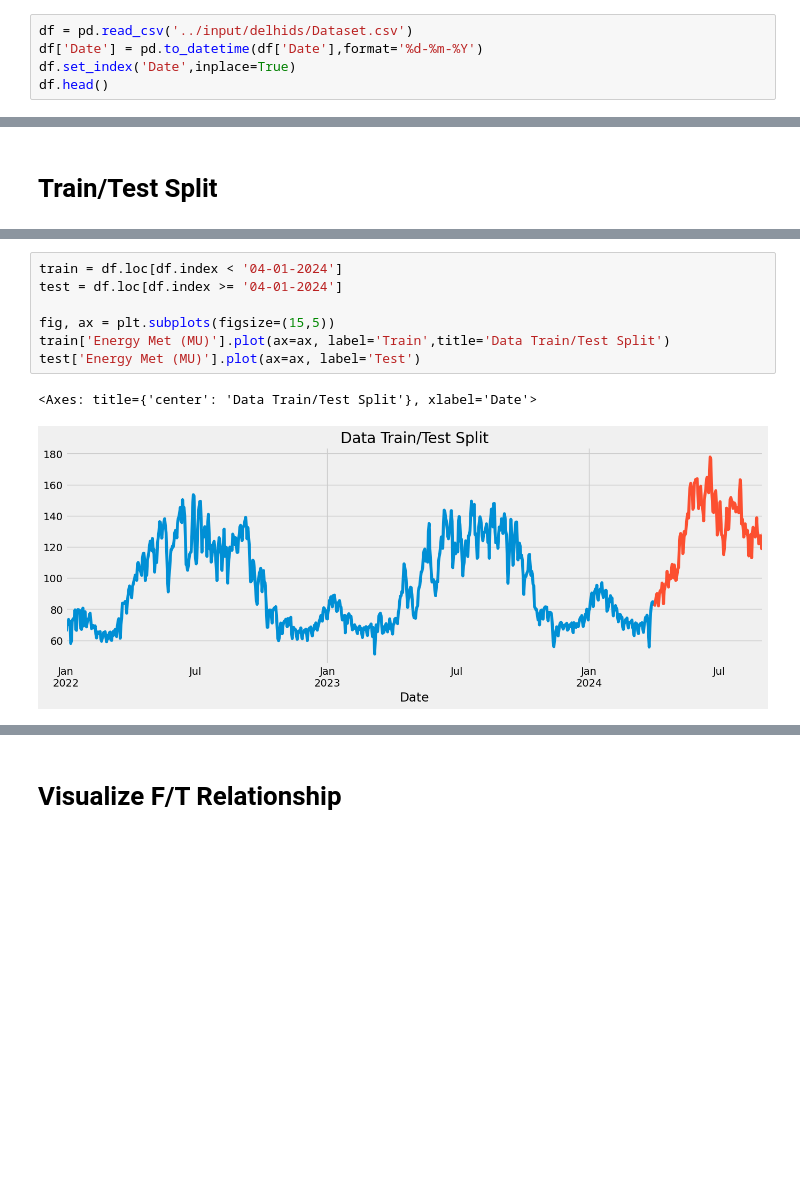
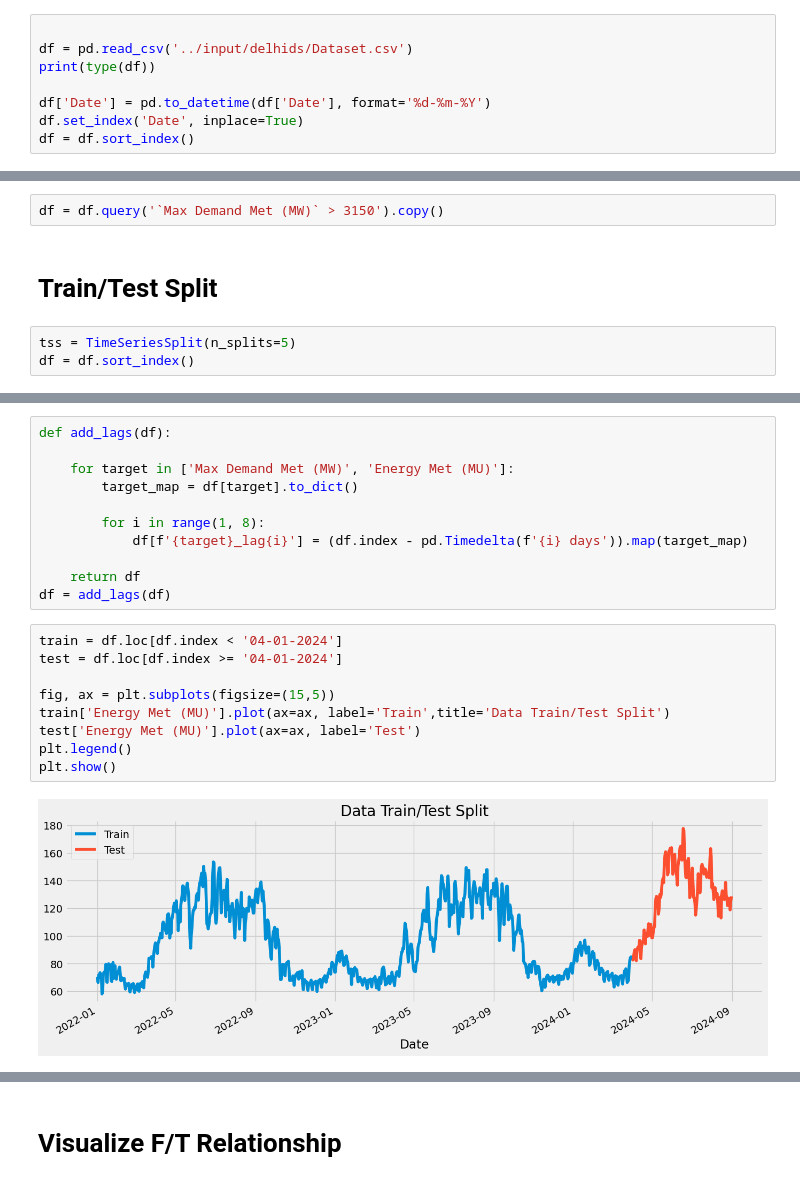
Before and after one commit to PiyushAgrawal626/SIH, a Jupyter notebook: sih-ps-1624.ipynb, the cells around one changed output, grey strips where cells are left out. Saved outputs shown, nothing was run; the diff lists cells and outputs as text; blank space fills up the shorter version.

```diff
--- a/sih-ps-1624.ipynb
+++ b/sih-ps-1624.ipynb
@@ -9,8 +12,11 @@ from sklearn.metrics import mean_squared_error
 color_pal = sns.color_palette()
 plt.style.use('fivethirtyeight')
 # %%
+
 df = pd.read_csv('../input/delhids/Dataset.csv')
-df['Date'] = pd.to_datetime(df['Date'],format='%d-%m-%Y')
-df.set_index('Date',inplace=True)
-df.head()
+print(type(df))
+
+df['Date'] = pd.to_datetime(df['Date'], format='%d-%m-%Y')
+df.set_index('Date', inplace=True)
+df = df.sort_index()
 # %% [output]
@@ -44,2 +65,7 @@ plt.show()
+# %%
+df = df.query('`Max Demand Met (MW)` > 3150').copy()
 # %% [markdown]
 # Train/Test Split
+# %%
+tss = TimeSeriesSplit(n_splits=5)
+df = df.sort_index()
@@ -46,10 +93,22 @@ plt.show()
+# %%
+def add_lags(df):
+
+    for target in ['Max Demand Met (MW)', 'Energy Met (MU)']:
+        target_map = df[target].to_dict()
+
+        for i in range(1, 8):
+            df[f'{target}_lag{i}'] = (df.index - pd.Timedelta(f'{i} days')).map(target_map)
+
+    return df
+df = add_lags(df)
 # %%
 train = df.loc[df.index < '04-01-2024']
 test = df.loc[df.index >= '04-01-2024']
 
 fig, ax = plt.subplots(figsize=(15,5))
 train['Energy Met (MU)'].plot(ax=ax, label='Train',title='Data Train/Test Split')
 test['Energy Met (MU)'].plot(ax=ax, label='Test')
+plt.legend()
+plt.show()
 # %% [output]
-<Axes: title={'center': 'Data Train/Test Split'}, xlabel='Date'>
-[figure, old version]
+[figure, new version]
```
Also changed, not shown: parts of 19 cells of this notebook.
